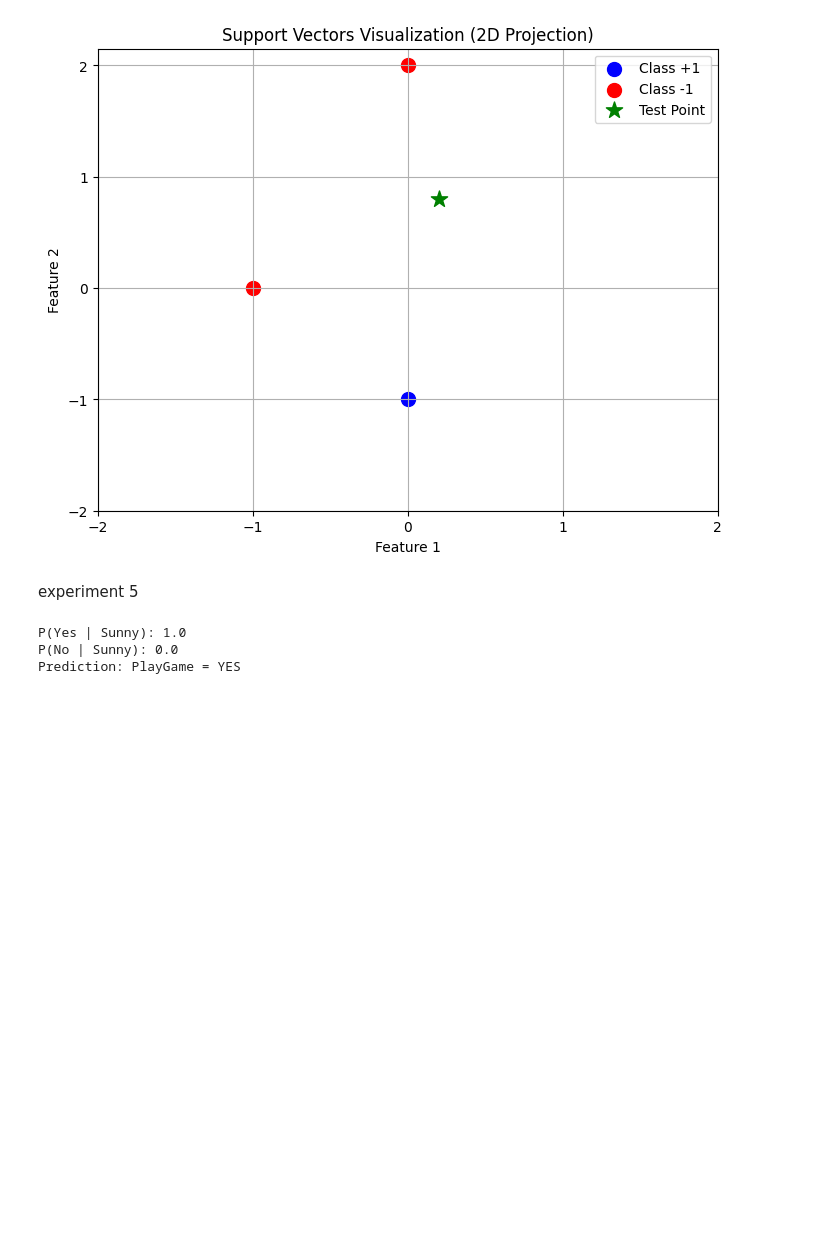
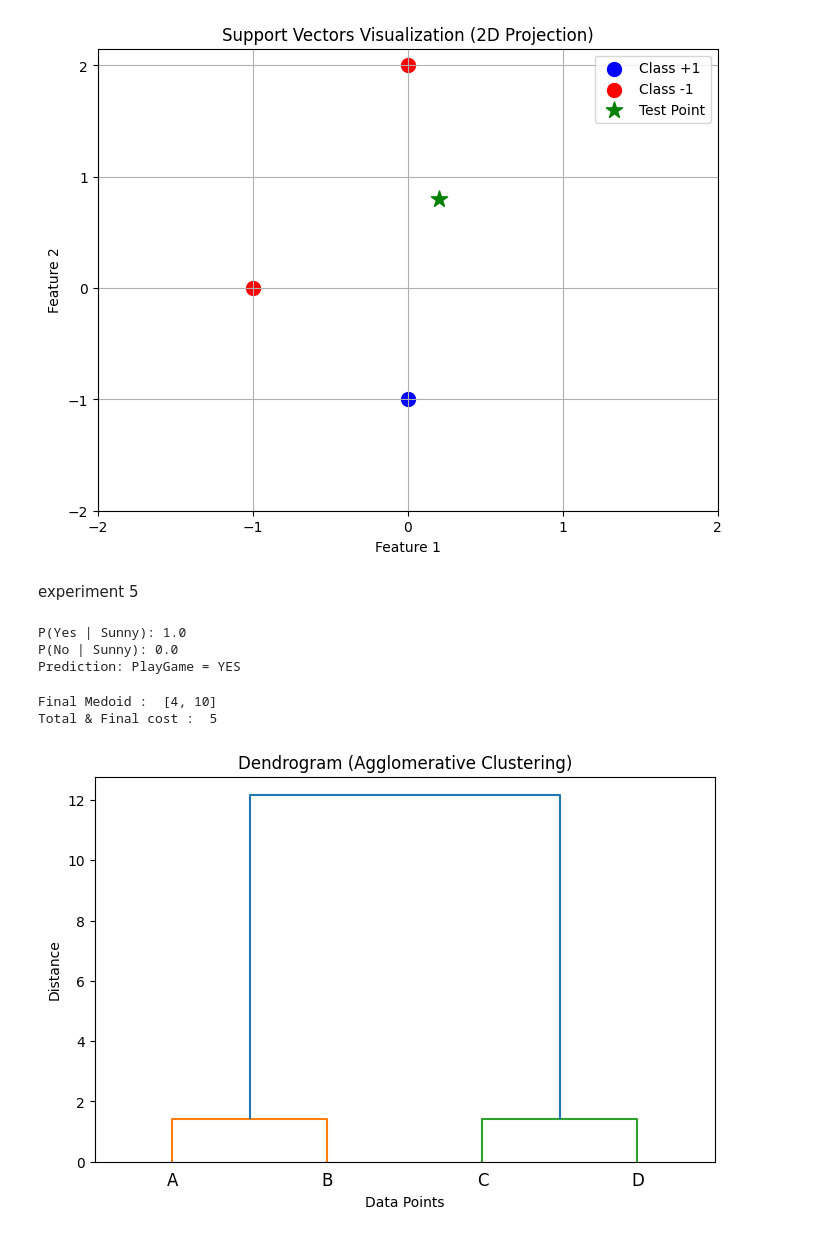
Before and after one commit to mohitmohan0/MA_LAB, a Jupyter notebook: MA_LAB_EXPERIMENTS.ipynb, the cells around one changed output. Saved outputs shown, nothing was run; the diff lists cells and outputs as text; code cells hidden in the pictures; blank space fills up the shorter version.

```diff
--- a/MA_LAB_EXPERIMENTS.ipynb
+++ b/MA_LAB_EXPERIMENTS.ipynb
@@ -478,3 +478,55 @@ else:
 P(Yes | Sunny): 1.0
 P(No | Sunny): 0.0
 Prediction: PlayGame = YES
+# %%
+data = [2, 4, 5, 10, 12]
+medoids = [2, 10]
+
+def cost(m):
+    return sum(min(abs(x-c) for c in m) for x in data)
+improved = True
+while improved:
+    improved = False
+    for i in range (len(medoids)):
+        for x in data:
+            if x not in medoids:
+                new = medoids[:]
+                new[i] = x
+                if cost(new) < cost(medoids):
+                    medoids = new
+                    improved = True
+print("Final Medoid : ", medoids)
+print("Total & Final cost : ", cost(medoids))
+# %% [output]
+Final Medoid :  [4, 10]
+Total & Final cost :  5
+# %%
+import numpy as np
+import matplotlib.pyplot as plt
+from scipy.cluster.hierarchy import dendrogram, linkage
+
+# Example dataset for 4 clusters (A, B, C, D)
+# Each point is labeled implicitly by index
+X = np.array([
+    [1, 2],   # A
+    [2, 3],   # B
+    [8, 7],   # C
+    [9, 8]    # D
+])
+
+labels = ['A', 'B', 'C', 'D']
+
+# Perform Agglomerative Clustering using Ward linkage
+Z = linkage(X, method='ward')
+
+# Plot dendrogram
+plt.figure(figsize=(8, 5))
+dendrogram(Z, labels=labels)
+
+plt.title("Dendrogram (Agglomerative Clustering)")
+plt.xlabel("Data Points")
+plt.ylabel("Distance")
+
+plt.show()
+# %% [output]
+[figure, added]
```
Also changed, not shown: parts of 1 cell of this notebook.
